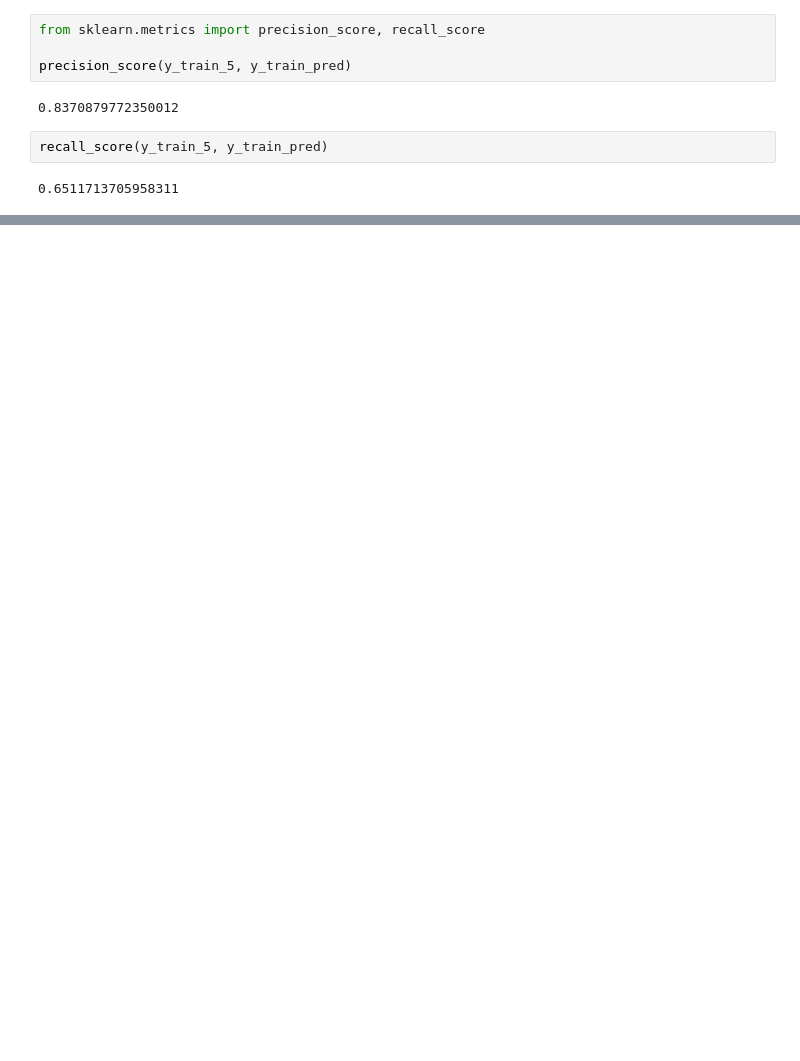
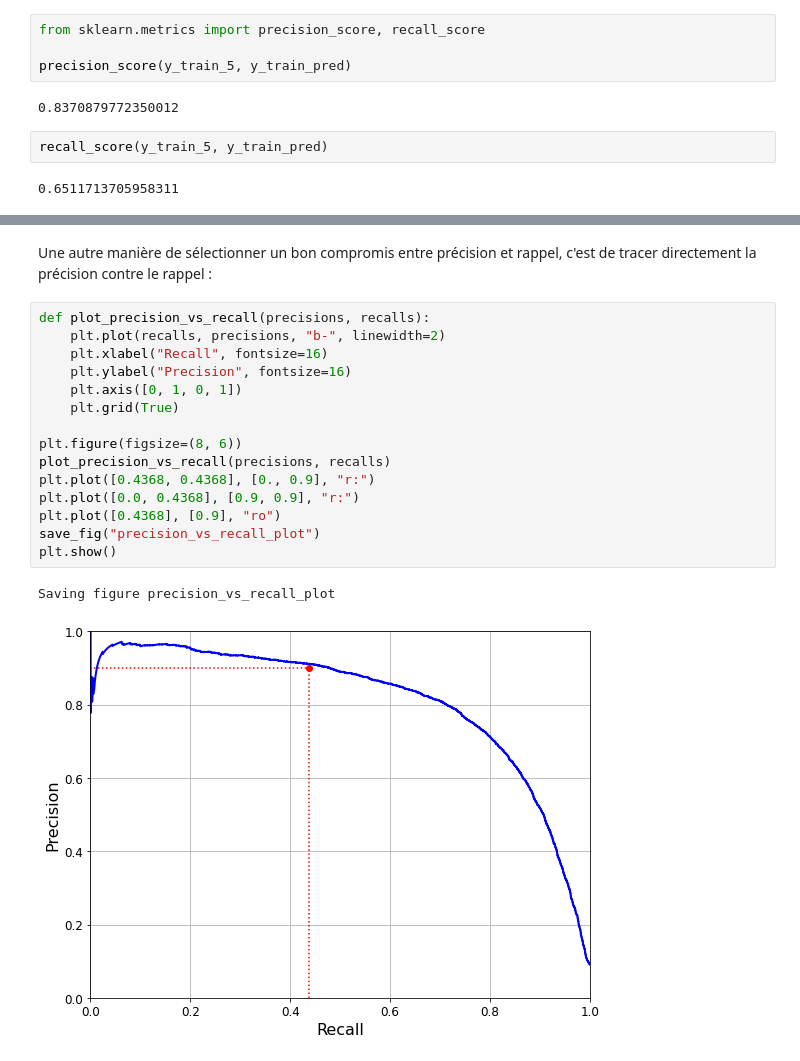
Before and after one commit to CLOCK-PhD/Machine-Learning-Projects, a Jupyter notebook: 3-Classification/classification.ipynb, the cells around one changed output, grey strips where cells are left out. Cells and saved outputs as stored; diff of their text form; blank space fills up the shorter version.

```diff
--- a/3-Classification/classification.ipynb
+++ b/3-Classification/classification.ipynb
@@ -263,0 +350,20 @@ Notre détecteur de 5 n'est plus aussi glorieux que lors de notre première éva
+# %% [markdown]
+Une autre manière de sélectionner un bon compromis entre précision et rappel, c'est de tracer directement la précision contre le rappel :
+# %%
+def plot_precision_vs_recall(precisions, recalls):
+    plt.plot(recalls, precisions, "b-", linewidth=2)
+    plt.xlabel("Recall", fontsize=16)
+    plt.ylabel("Precision", fontsize=16)
+    plt.axis([0, 1, 0, 1])
+    plt.grid(True)
+
+plt.figure(figsize=(8, 6))
+plot_precision_vs_recall(precisions, recalls)
+plt.plot([0.4368, 0.4368], [0., 0.9], "r:")
+plt.plot([0.0, 0.4368], [0.9, 0.9], "r:")
+plt.plot([0.4368], [0.9], "ro")
+save_fig("precision_vs_recall_plot")
+plt.show()
+# %% [output]
+Saving figure precision_vs_recall_plot
+[figure, added]
```
Also changed, not shown: parts of 65 cells of this notebook, 5 other files.
